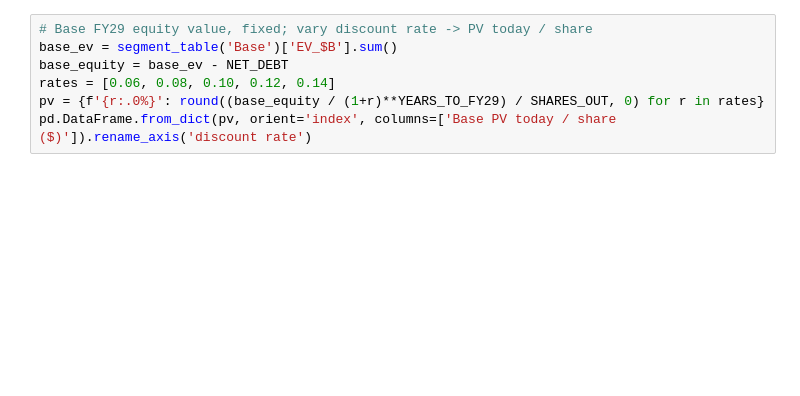
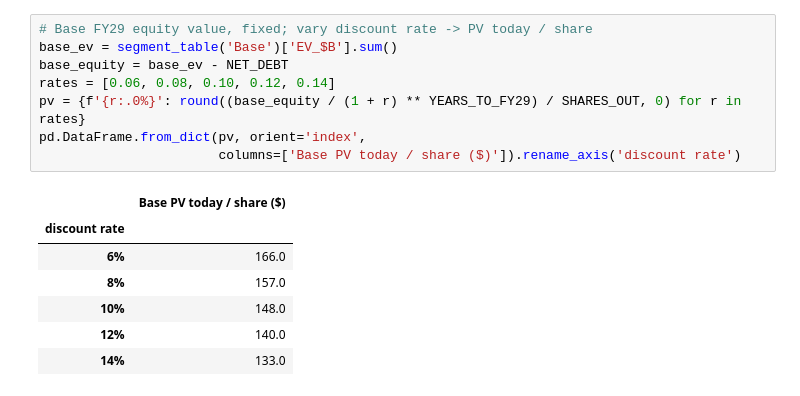
Before and after one commit to DanielPaz624/qcom-fy29-valuation, a Jupyter notebook: qcom_fy29_valuation.ipynb, the cells around one changed output. Saved outputs shown, nothing was run; the diff lists cells and outputs as text; blank space fills up the shorter version.

```diff
--- a/qcom_fy29_valuation.ipynb
+++ b/qcom_fy29_valuation.ipynb
@@ -139,10 +371,19 @@ The valuation is dominated by the **discount rate** and the **data-center exit m
 # %%
 # Base FY29 equity value, fixed; vary discount rate -> PV today / share
 base_ev = segment_table('Base')['EV_$B'].sum()
 base_equity = base_ev - NET_DEBT
 rates = [0.06, 0.08, 0.10, 0.12, 0.14]
-pv = {f'{r:.0%}': round((base_equity / (1+r)**YEARS_TO_FY29) / SHARES_OUT, 0) for r in rates}
-pd.DataFrame.from_dict(pv, orient='index', columns=['Base PV today / share ($)']).rename_axis('discount rate')
+pv = {f'{r:.0%}': round((base_equity / (1 + r) ** YEARS_TO_FY29) / SHARES_OUT, 0) for r in rates}
+pd.DataFrame.from_dict(pv, orient='index',
+                       columns=['Base PV today / share ($)']).rename_axis('discount rate')
+# %% [output]
+|  | Base PV today / share ($) |
+| discount rate |  |
+| 6% | 166.0 |
+| 8% | 157.0 |
+| 10% | 148.0 |
+| 12% | 140.0 |
+| 14% | 133.0 |
 # %%
 # 2-D sensitivity: data-center exit multiple (rows) x discount rate (cols) -> Base PV today / share
 dc_mults = [8, 12, 16, 18, 22, 26]
```
Also changed, not shown: parts of 22 cells of this notebook, 4 other files.
